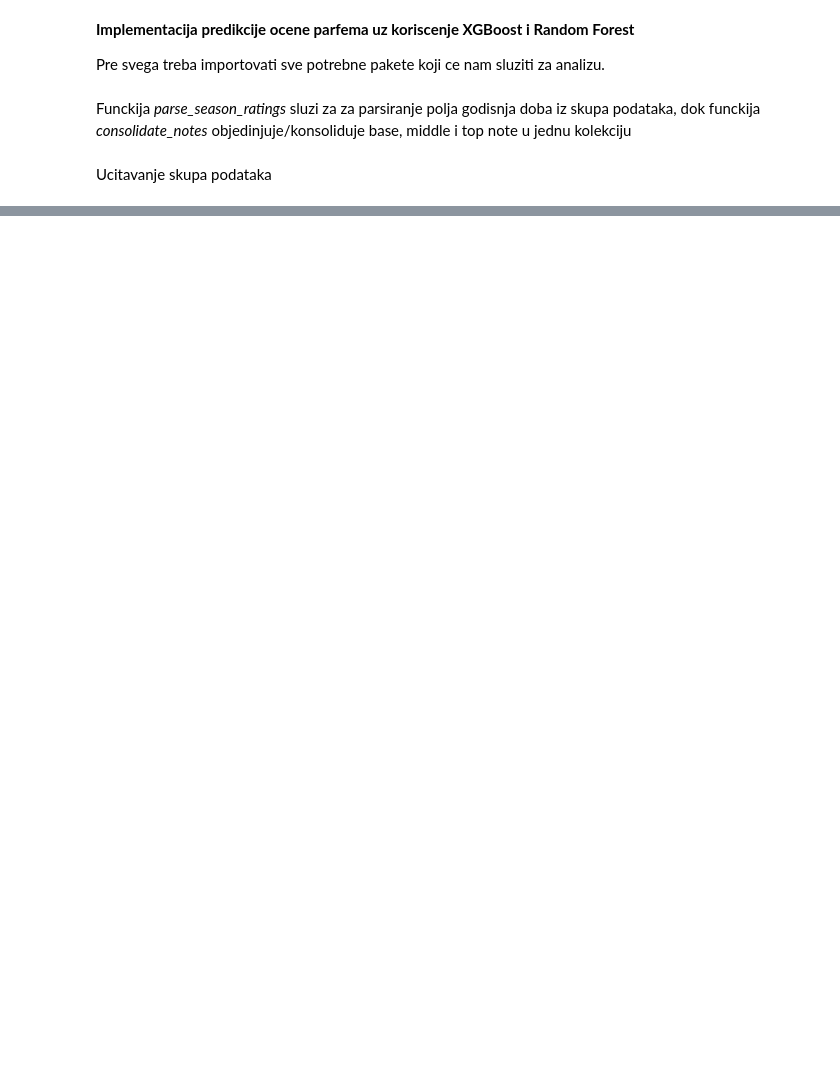
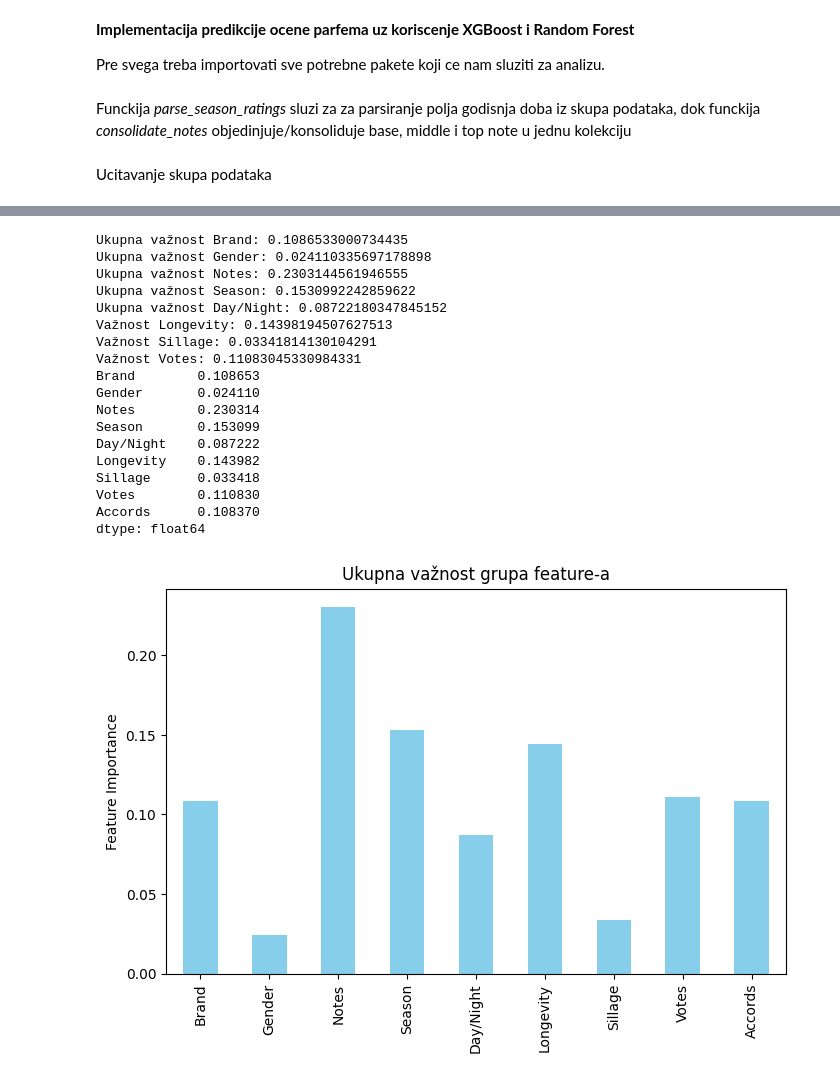
Before and after one commit to dokma11/Fragrance-Rating-Predictor, a Jupyter notebook: notebooks/implementationXGBoostRF.ipynb, the cells around one changed output, grey strips where cells are left out. Drawn from its saved outputs; the diff is of its cells as text; code cells hidden in the pictures; blank space fills up the shorter version.

```diff
--- a/notebooks/implementationXGBoostRF.ipynb
+++ b/notebooks/implementationXGBoostRF.ipynb
@@ -79,9 +83,15 @@ note_df = pd.DataFrame(
      for note in all_unique_notes}
 )
 
-structured_df = pd.concat([structured_df, note_df], axis=1)
+all_unique_accords = set(accord for accords in structured_df['Accords'] for accord in accords)
+accord_df = pd.DataFrame(
+    {f'Accord_{accord}': structured_df['Accords'].apply(lambda x: 1 if accord in x else 0)
+     for accord in all_unique_accords}
+)
 
-X = pd.concat([ohe_features, structured_df.drop(columns=['Brand', 'Gender', 'Rating', 'All Notes'])], axis=1)
+structured_df = pd.concat([structured_df, note_df, accord_df], axis=1)
+
+X = pd.concat([ohe_features, structured_df.drop(columns=['Brand', 'Gender', 'Rating', 'All Notes', 'Accords'])], axis=1)
 y = structured_df['Rating']
 # %%
 
@@ -101,0 +112,9 @@ Random Forest RMSE: 0.19743249499089294
+# %%
+importances = pd.Series(rf_model.feature_importances_, index=X_train.columns)
+#top_features = importances.sort_values(ascending=False).head(30)
+#print(top_features)
+#plt.figure(figsize=(10,6))
+#top_features.plot(kind="barh")
+#plt.title("Top 20 Feature Importances - Random Forest")
+#plt.gca().invert_yaxis()
+#plt.show()
@@ -102,3 +123,64 @@ Random Forest RMSE: 0.19743249499089294
+# %%
+brand_importance = importances[importances.index.str.startswith("Brand_")].sum()
+gender_importance = importances[importances.index.str.startswith("Gender_")].sum()
+notes_importance = importances[importances.index.str.startswith("Note_")].sum()
+season_importance = importances[importances.index.str.startswith("Season_")].sum()
+day_night_importance = importances[importances.index.str.startswith("Day") | importances.index.str.startswith("Night")].sum()
+longevity_importance = importances["Longevity"]
+sillage_importance = importances["Sillage"]
+votes_importance = importances["Votes"]
+accords_importance = importances[importances.index.str.startswith("Accord_")].sum()
+
+print("Ukupna važnost Brand:", brand_importance)
+print("Ukupna važnost Gender:", gender_importance)
+print("Ukupna važnost Notes:", notes_importance)
+print("Ukupna važnost Season:", season_importance)
+print("Ukupna važnost Day/Night:", day_night_importance)
+print("Važnost Longevity:", longevity_importance)
+print("Važnost Sillage:", sillage_importance)
+print("Važnost Votes:", votes_importance)
+
+group_importances = pd.Series({
+    "Brand": brand_importance,
+    "Gender": gender_importance,
+    "Notes": notes_importance,
+    "Season": season_importance,
+    "Day/Night": day_night_importance,
+    "Longevity": longevity_importance,
+    "Sillage": sillage_importance,
+    "Votes": votes_importance,
+    "Accords" : accords_importance
+})
+
+# Print rezultata
+print(group_importances)
+
+# Vizualizacija
+plt.figure(figsize=(8,5))
+group_importances.plot(kind="bar", color="skyblue")
+plt.title("Ukupna važnost grupa feature-a")
+plt.ylabel("Feature Importance")
+plt.show()
+# %% [output]
+Ukupna važnost Brand: 0.1086533000734435
+Ukupna važnost Gender: 0.024110335697178898
+Ukupna važnost Notes: 0.2303144561946555
+Ukupna važnost Season: 0.1530992242859622
+Ukupna važnost Day/Night: 0.08722180347845152
+Važnost Longevity: 0.14398194507627513
+Važnost Sillage: 0.03341814130104291
+Važnost Votes: 0.11083045330984331
+Brand        0.108653
+Gender       0.024110
+Notes        0.230314
+Season       0.153099
+Day/Night    0.087222
+Longevity    0.143982
+Sillage      0.033418
+Votes        0.110830
+Accords      0.108370
+dtype: float64
+[figure, added]
 # %%
 
 xgb_model = XGBRegressor(random_state=42)
```
Also changed, not shown: parts of 19 cells of this notebook.
